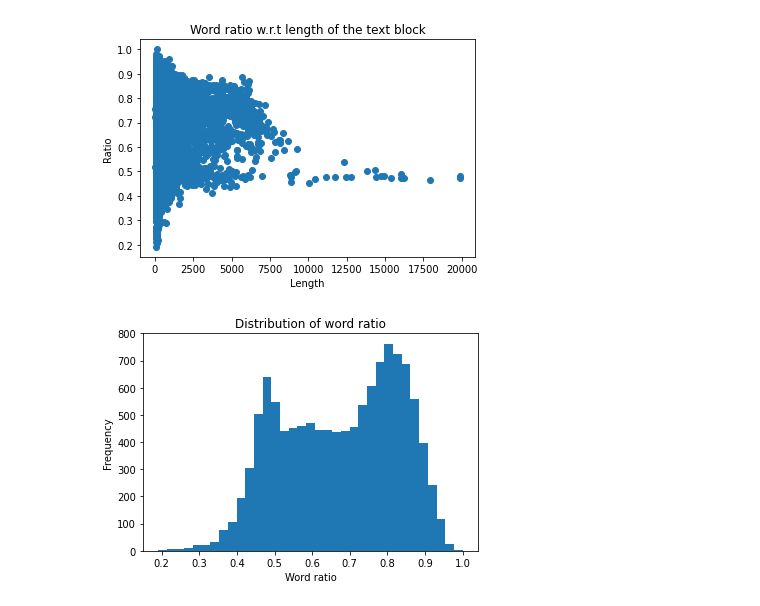
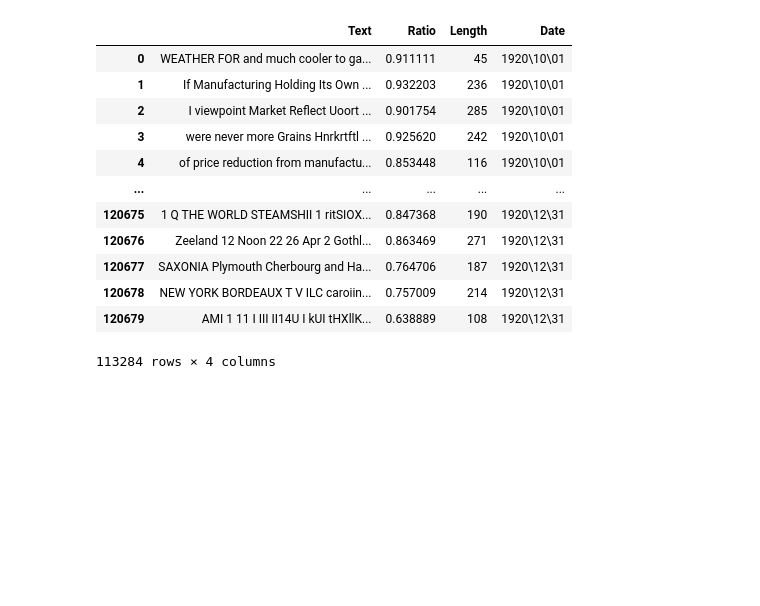
Before and after one commit to ThomasBench/anxietyNews, a Jupyter notebook: OCR.ipynb, the cells around one changed output. Saved outputs shown, nothing was run; the diff lists cells and outputs as text; code cells hidden in the pictures; blank space fills up the shorter version.

```diff
--- a/OCR.ipynb
+++ b/OCR.ipynb
@@ -28,20 +0,0 @@ df[df["Length"] > 0].describe()
-# %%
-# reg = LinearRegression().fit(np.array(df["Length"]).reshape(-1,1), np.array(df["Ratio"]).reshape(-1,1))
-# linevals = np.array(range(0,6582)).reshape(-1,1)
-# pred = reg.predict(linevals)
-
-plt.scatter(x = df["Length"], y = df["Ratio"])
-# plt.plot( linevals, pred, c = "red")
-plt.title("Word ratio w.r.t length of the text block")
-plt.xlabel("Length")
-plt.ylabel("Ratio")
-plt.show()
-
-plt.hist(x = df["Ratio"], bins = 35)
-plt.title("Distribution of word ratio")
-plt.xlabel("Word ratio")
-plt.ylabel("Frequency")
-plt.show()
-# %% [output]
-[figure, removed]
-[figure, removed]
@@ -49,0 +1,54 @@ plt.show()
+# %%
+import pandas as pd
+import numpy as np
+from glob import glob
+import matplotlib.pyplot as plt
+def get_df_from_path(path):
+    all_files= glob(path + "/*/*.csv")
+    li = []
+    for file in all_files:
+        date = file.split("/")[-1].split(".")[0]
+        temp_df = pd.read_csv(file)
+        temp_df["Date"] = date
+        li.append(temp_df)
+    df = pd.concat(li, axis=0, ignore_index=True)
+    df = df[(df["Length"] > 0) & (df["Ratio"] > 0 )& (df["Ratio"]<1)]
+    return df
+
+def plot_dfs_hist(dfs):
+    for (df,name) in dfs:
+        plt.hist(x = df["Ratio"], bins = 20, alpha = 0.4, label = name, density = True)
+    plt.title("Distribution of word ratio per newspaper")
+    plt.xlabel("Word ratio")
+    plt.ylabel("Frequency")
+    plt.legend()
+    plt.savefig('histo.png')
+    plt.show()
+
+
+def plot_dfs_wr(dfs):
+    for (df, name )in dfs:
+        plt.scatter(x = df["Length"], y = df["Ratio"],label = name, alpha = 0.3)
+        plt.title(f"Word ratio w.r.t. frequency for the newspaper {name}")
+        plt.xlabel("Word ratio")
+        plt.ylabel("Length")
+        plt.savefig(f'dwr{name}.png')
+        plt.show()
+
+path = "./results/NYT/1920"
+df = get_df_from_path(path)
+df
+# %% [output]
+|  | Text | Ratio | Length | Date |
+| 0 | WEATHER FOR and much cooler to ga... | 0.911111 | 45 | 1920\10\01 |
+| 1 | If Manufacturing Holding Its Own ... | 0.932203 | 236 | 1920\10\01 |
+| 2 | I viewpoint Market Reflect Uoort ... | 0.901754 | 285 | 1920\10\01 |
+| 3 | were never more Grains Hnrkrtftl ... | 0.925620 | 242 | 1920\10\01 |
+| 4 | of price reduction from manufactu... | 0.853448 | 116 | 1920\10\01 |
+| ... | ... | ... | ... | ... |
+| 120675 | 1 Q THE WORLD STEAMSHII 1 ritSIOX... | 0.847368 | 190 | 1920\12\31 |
+| 120676 | Zeeland 12 Noon 22 26 Apr 2 Gothl... | 0.863469 | 271 | 1920\12\31 |
+| 120677 | SAXONIA Plymouth Cherbourg and Ha... | 0.764706 | 187 | 1920\12\31 |
+| 120678 | NEW YORK BORDEAUX T V ILC caroiin... | 0.757009 | 214 | 1920\12\31 |
+| 120679 | AMI 1 11 I III II14U I kUI tHXllK... | 0.638889 | 108 | 1920\12\31 |
+113284 rows × 4 columns
```
Also changed, not shown: parts of 5 cells of this notebook, 14 other files.
